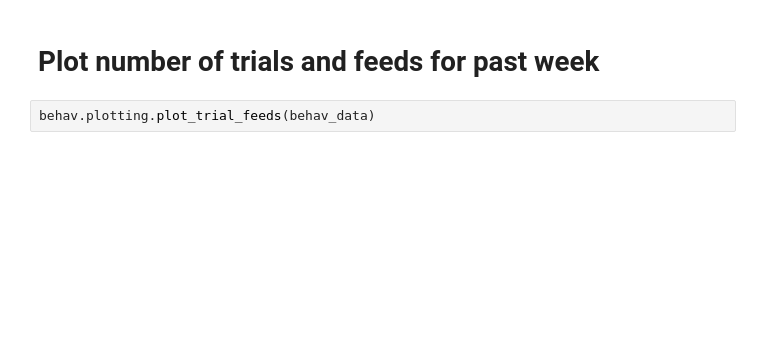
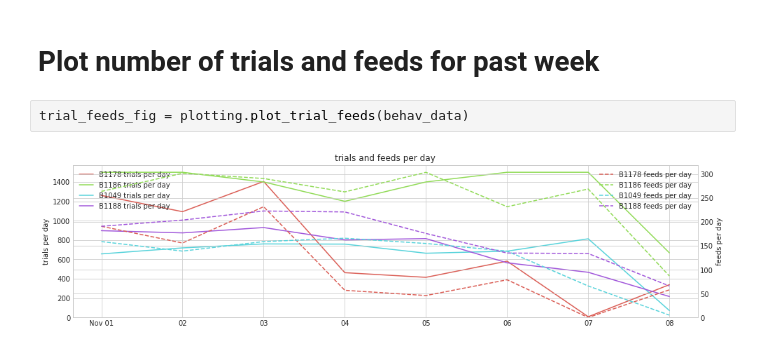
Before and after one commit to gentnerlab/behav-analysis, a Jupyter notebook: notebooks/recent_behavior_analysis.ipynb, the cells around one changed output. Cells and saved outputs as stored; diff of their text form; blank space fills up the shorter version.

```diff
--- a/notebooks/recent_behavior_analysis.ipynb
+++ b/notebooks/recent_behavior_analysis.ipynb
@@ -38,4 +57,6 @@ for subj,df in behav_data.items():
 # %% [markdown]
 # Plot number of trials and feeds for past week
 # %%
-behav.plotting.plot_trial_feeds(behav_data)
+trial_feeds_fig = plotting.plot_trial_feeds(behav_data)
+# %% [output]
+[figure, added]
```
Also changed, not shown: parts of 8 cells of this notebook, 2 other files.
